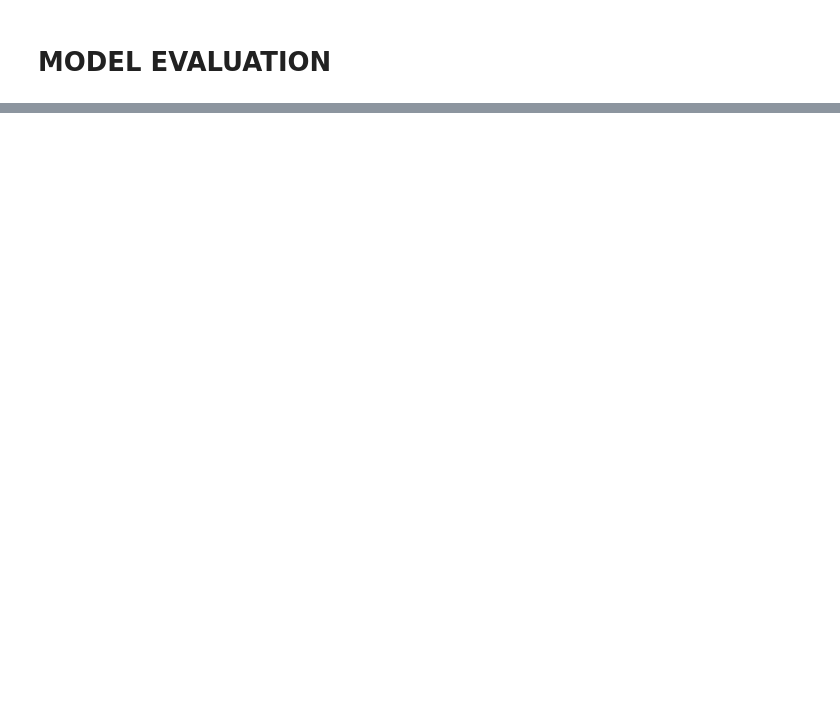
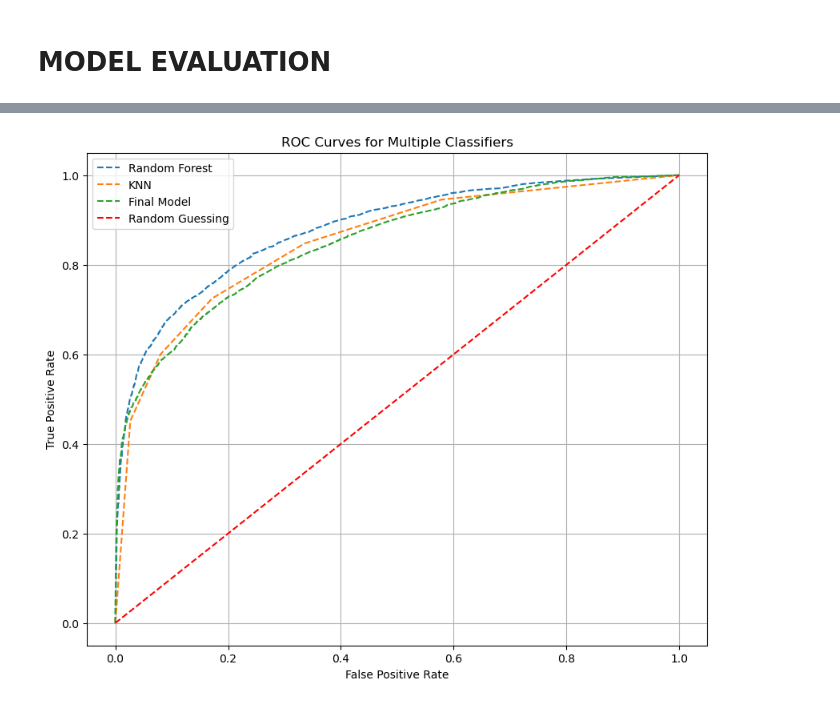
Before and after one commit to PaulMuniu/Tanzania_Water_Wells_Model, a Jupyter notebook: Tanzania_wells.ipynb, the cells around one changed output, grey strips where cells are left out. Cells and saved outputs as stored; diff of their text form; code cells hidden in the pictures; blank space fills up the shorter version.

```diff
--- a/Tanzania_wells.ipynb
+++ b/Tanzania_wells.ipynb
@@ -1463,0 +1424,27 @@ plot_roc_curve(logreg_final, X_test, y_test, ax=ax, name='LogReg Final')
+# %%
+import matplotlib.pyplot as plt
+from sklearn.metrics import RocCurveDisplay
+
+# Plot ROC curves for all classifiers
+plt.figure(figsize=(10, 8))
+
+# Plot ROC curve for Random Forest classifier
+rf_display.plot(ax=plt.gca(), linestyle='--', label='Random Forest')
+
+# Plot ROC curve for KNN classifier
+knn_display.plot(ax=plt.gca(), linestyle='--', label='KNN')
+
+# Plot ROC curve for Final classifier
+final_display.plot(ax=plt.gca(), linestyle='--', label='Final Model')
+
+# Plotting the diagonal line representing random guessing
+plt.plot([0, 1], [0, 1], linestyle='--', color='red', label='Random Guessing')
+
+plt.title('ROC Curves for Multiple Classifiers')
+plt.xlabel('False Positive Rate')
+plt.ylabel('True Positive Rate')
+plt.legend()
+plt.grid(True)
+plt.show()
+# %% [output]
+[figure, added]
```
Also changed, not shown: parts of 22 cells of this notebook.
